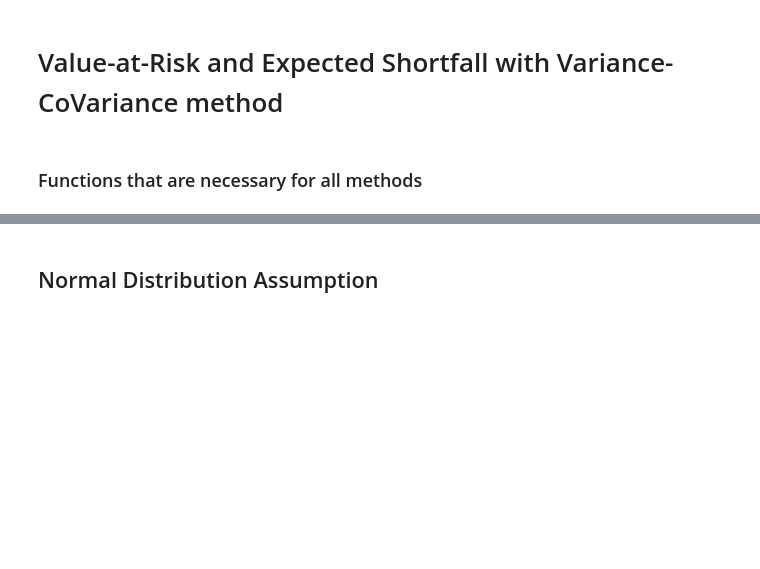
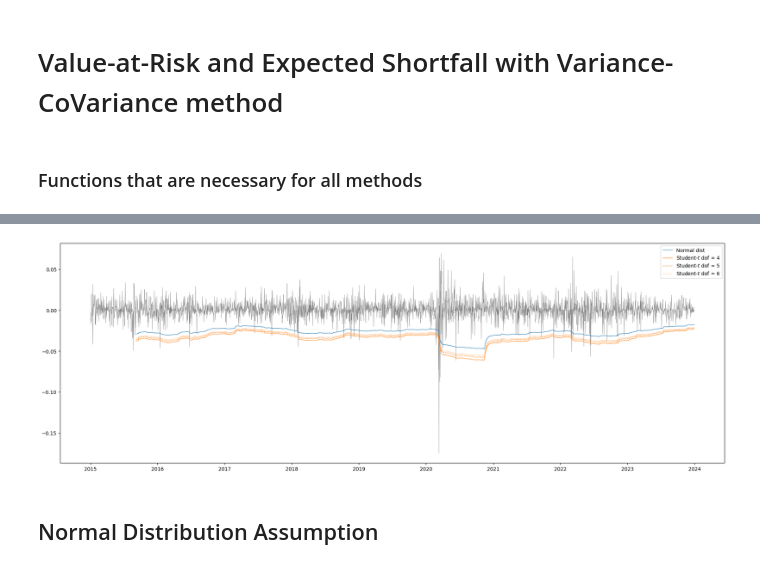
Before and after one commit to DaanZunnenberg/RiskFunctions, a Jupyter notebook: Assignment_1/Experiments.ipynb, the cells around one changed output, grey strips where cells are left out. Saved outputs shown, nothing was run; the diff lists cells and outputs as text; code cells hidden in the pictures; blank space fills up the shorter version.

```diff
--- a/Assignment_1/Experiments.ipynb
+++ b/Assignment_1/Experiments.ipynb
@@ -58,3 +69,35 @@ plt.show()
+# %%
+from typing import Callable, Any
+
+def PortRet(*, data: pd.DataFrame, weights: np.array) -> pd.DataFrame:
+    return data @ weights
+
+def VCV(data: pd.DataFrame, window_size: int, port_weights: np.array, alpha: float, dist: Callable, **kwargs) -> float:
+    """
+    Calculate the Value at Risk metric using dist
+    """
+    rolling_vol: pd.DataFrame = data.rolling(window = window_size).std(ddof = 0).dropna()
+    portfolio_volatility: np.array | Any = rolling_vol.values @ port_weights
+
+    portfolio_VaR = pd.DataFrame(portfolio_volatility, index = rolling_vol.index, columns = ['Vol'])
+    portfolio_VaR['VaR'] = portfolio_volatility * dist(alpha, **kwargs)
+    return portfolio_VaR
+# %%
+VaR_data_norm = VCV(portfolio_df, window_size = 250, port_weights = PORTFOLIO_WEIGHTS, alpha = .05, dist = stats.norm.ppf)
+VaR_data_t_df4 = VCV(portfolio_df, window_size = 250, port_weights = PORTFOLIO_WEIGHTS, alpha = .05, dist = stats.t.ppf, df = 4)
+VaR_data_t_df5 = VCV(portfolio_df, window_size = 250, port_weights = PORTFOLIO_WEIGHTS, alpha = .05, dist = stats.t.ppf, df = 5)
+VaR_data_t_df6 = VCV(portfolio_df, window_size = 250, port_weights = PORTFOLIO_WEIGHTS, alpha = .05, dist = stats.t.ppf, df = 6)
+# %%
+plt.rcParams['figure.figsize'] = (24, 8)
+plt.plot(PortRet(data = portfolio_df, weights = PORTFOLIO_WEIGHTS), lw = .5, c = 'black', alpha = .5)
+plt.plot(VaR_data_norm.VaR, label = 'Normal dist', lw = .8)
+plt.plot(VaR_data_t_df4.VaR, label = 'Student-$t$ dof = 4', c = 'C1', lw = .8)
+plt.plot(VaR_data_t_df5.VaR, label = 'Student-$t$ dof = 5', c = 'C1', ls = 'dashed', lw = .8)
+plt.plot(VaR_data_t_df6.VaR, label = 'Student-$t$ dof = 6', c = 'C1', ls = 'dotted', lw = .8)
+plt.legend()
+plt.show()
+# %% [output]
+[figure, added]
 # %%
 def calculate_var_normal(annual_volatility, mean_return, z_score):
     """
```
Also changed, not shown: parts of 4 cells of this notebook.
